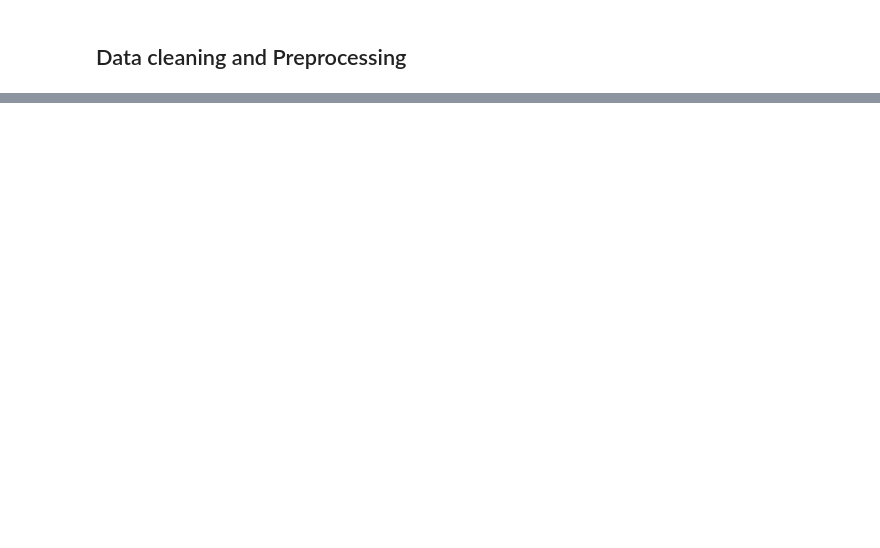
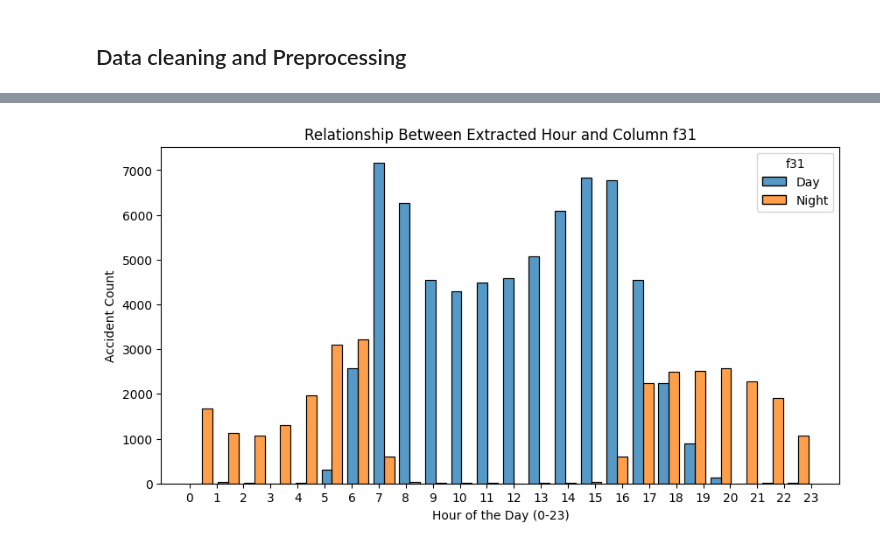
Before and after one commit to AmirrezaJB/Data-Mining-Spring-2026-UT, a Jupyter notebook: main.ipynb, the cells around one changed output, grey strips where cells are left out. Drawn from its saved outputs; the diff is of its cells as text; code cells hidden in the pictures; blank space fills up the shorter version.

```diff
--- a/main.ipynb
+++ b/main.ipynb
@@ -90,17 +229,29 @@ plt.show()
 # %%
-# we use f13 to extract hour, day of the week, and month of the record and save them in different columns.
+# we use f13 to extract hour, day of the week, and season of the record and save them in different columns.
 # then we draw a histogram to see relationship between hour, and 4 columns which are Day/Night (f31, f32, f33, f34)
 
 data['f13'] = pd.to_datetime(data['f13'], format='mixed')
 
+def get_season(month):
+    if month in [12, 1, 2]:
+        return 4
+    elif month in [3, 4, 5]:
+        return 1
+    elif month in [6, 7, 8]:
+        return 2
+    else:
+        return 3
+
 data['hour'] = data['f13'].dt.hour
 data['day_of_week'] = data['f13'].dt.dayofweek
-data['month'] = data['f13'].dt.month
+data['season'] = data['f13'].dt.month.apply(get_season)
 
 plt.figure(figsize=(10, 5))
 sns.histplot(data=data, x='hour', hue='f31', multiple='dodge', bins=24, shrink=0.8)
 plt.title('Relationship Between Extracted Hour and Column f31')
 plt.xlabel('Hour of the Day (0-23)')
 plt.ylabel('Accident Count')
 plt.xticks(range(0, 24))
 plt.show()
+# %% [output]
+[figure, added]
```
Also changed, not shown: parts of 24 cells of this notebook, 1 other file.
